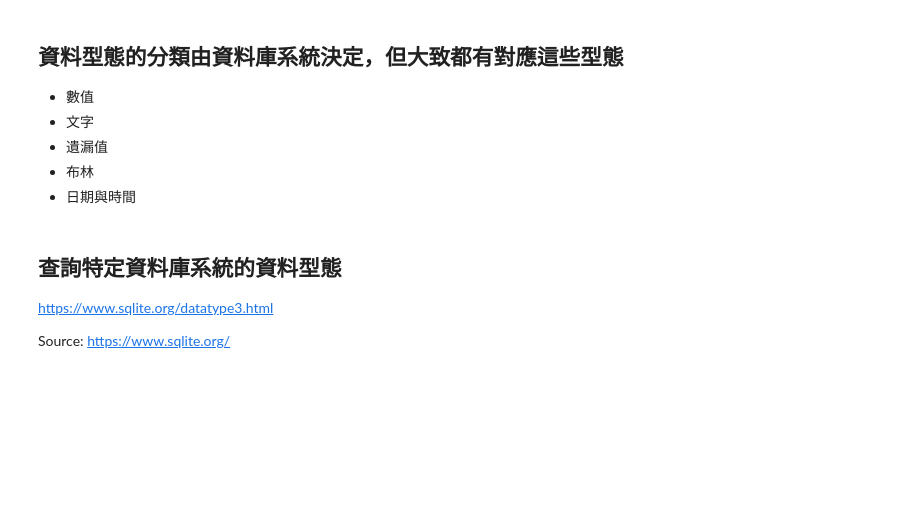
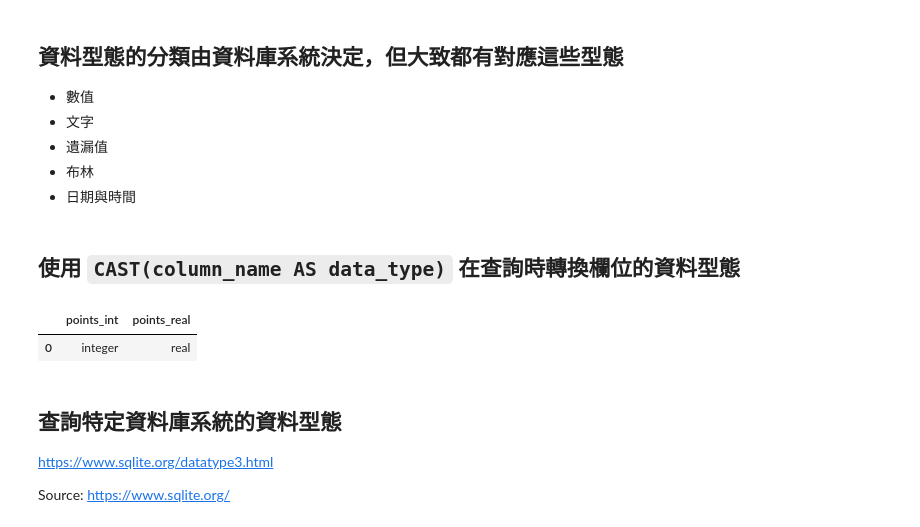
Before and after one commit to yaojenkuo/introduction-to-sql, a Jupyter notebook: 02-retrieving-data.ipynb, the cells around one changed output. Saved outputs shown, nothing was run; the diff lists cells and outputs as text; code cells hidden in the pictures; blank space fills up the shorter version.

```diff
--- a/02-retrieving-data.ipynb
+++ b/02-retrieving-data.ipynb
@@ -195,6 +195,19 @@ pd.read_sql(sql_query, conn)
 - 遺漏值
 - 布林
 - 日期與時間
+# %% [markdown]
+## 使用 `CAST(column_name AS data_type)` 在查詢時轉換欄位的資料型態
+# %%
+sql_query = """
+SELECT typeof(points) AS points_int,
+       typeof(CAST(points AS REAL)) AS points_real
+  FROM careerSummaries
+ LIMIT 1;
+"""
+pd.read_sql(sql_query, conn)
+# %% [output]
+|  | points_int | points_real |
+| 0 | integer | real |
 # %% [markdown]
 ## 查詢特定資料庫系統的資料型態
 
```
Also changed, not shown: parts of 3 cells of this notebook.
